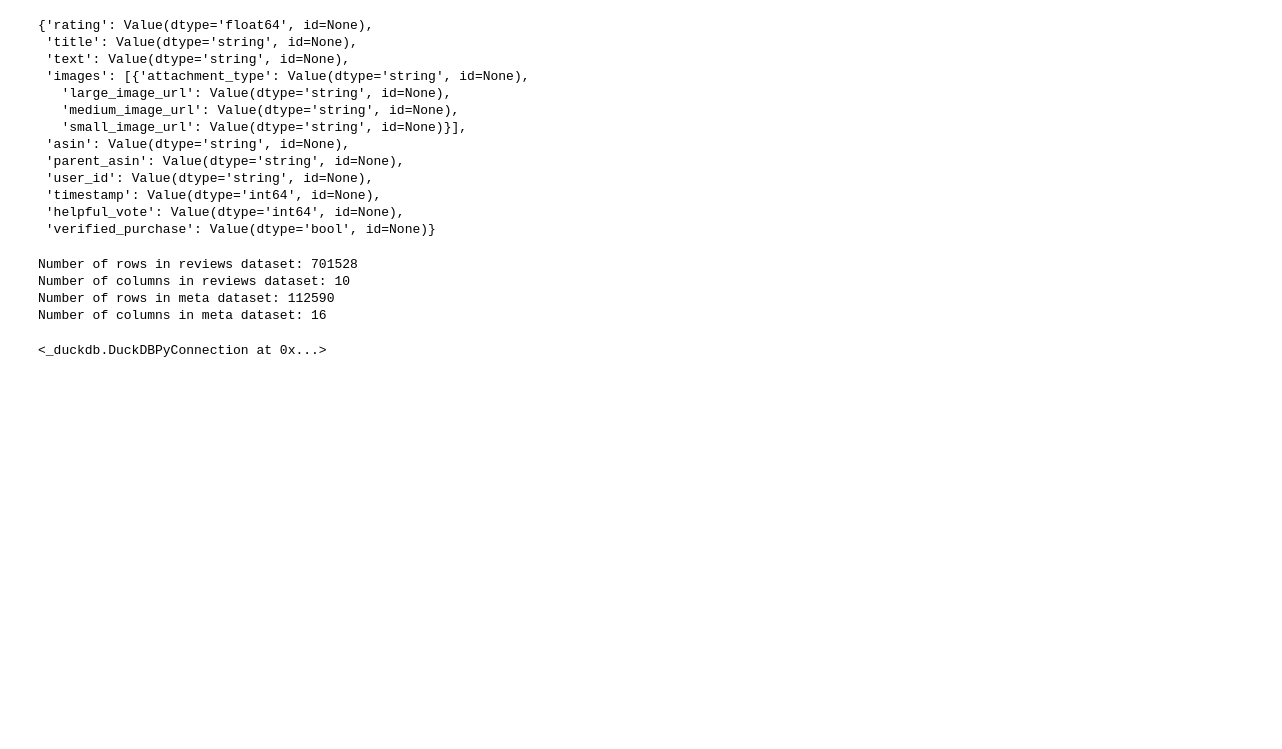
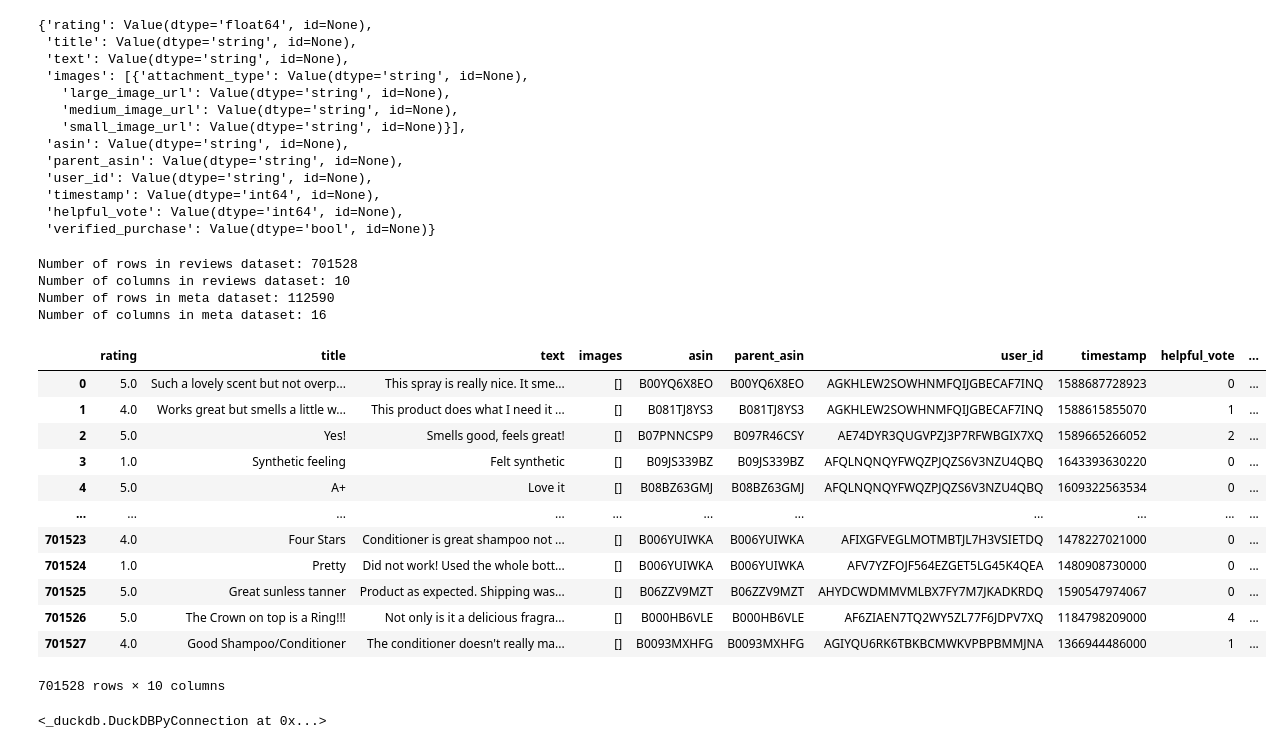
Before and after one commit to UBC-MDS/DSCI_575_project_barafat2_moham136, a Jupyter notebook: notebooks/milestone1_exploration.ipynb, the cells around one changed output. Cells and saved outputs as stored; diff of their text form; code cells hidden in the pictures; blank space fills up the shorter version.

```diff
--- a/notebooks/milestone1_exploration.ipynb
+++ b/notebooks/milestone1_exploration.ipynb
@@ -87,3 +114,6 @@ Number of rows in reviews dataset: 701528
 Number of columns in reviews dataset: 10
 Number of rows in meta dataset: 112590
 Number of columns in meta dataset: 16
+# %%
+REVIEW_PATH = Path("../data/processed/reviews.parquet")
+reviews = con.execute(f"SELECT * FROM read_parquet('{REVIEW_PATH}')").df()
@@ -90,3 +123,19 @@ Number of columns in meta dataset: 16
+# %%
+reviews
+# %% [output]
+|  | rating | title | text | images | asin | parent_asin | user_id | timestamp | helpful_vote | ... |
+| 0 | 5.0 | Such a lovely scent but not overp... | This spray is really nice. It sme... | [] | B00YQ6X8EO | B00YQ6X8EO | AGKHLEW2SOWHNMFQIJGBECAF7INQ | 1588687728923 | 0 | ... |
+| 1 | 4.0 | Works great but smells a little w... | This product does what I need it ... | [] | B081TJ8YS3 | B081TJ8YS3 | AGKHLEW2SOWHNMFQIJGBECAF7INQ | 1588615855070 | 1 | ... |
+| 2 | 5.0 | Yes! | Smells good, feels great! | [] | B07PNNCSP9 | B097R46CSY | AE74DYR3QUGVPZJ3P7RFWBGIX7XQ | 1589665266052 | 2 | ... |
+| 3 | 1.0 | Synthetic feeling | Felt synthetic | [] | B09JS339BZ | B09JS339BZ | AFQLNQNQYFWQZPJQZS6V3NZU4QBQ | 1643393630220 | 0 | ... |
+| 4 | 5.0 | A+ | Love it | [] | B08BZ63GMJ | B08BZ63GMJ | AFQLNQNQYFWQZPJQZS6V3NZU4QBQ | 1609322563534 | 0 | ... |
+| ... | ... | ... | ... | ... | ... | ... | ... | ... | ... | ... |
+| 701523 | 4.0 | Four Stars | Conditioner is great shampoo not ... | [] | B006YUIWKA | B006YUIWKA | AFIXGFVEGLMOTMBTJL7H3VSIETDQ | 1478227021000 | 0 | ... |
+| 701524 | 1.0 | Pretty | Did not work! Used the whole bott... | [] | B006YUIWKA | B006YUIWKA | AFV7YZFOJF564EZGET5LG45K4QEA | 1480908730000 | 0 | ... |
+| 701525 | 5.0 | Great sunless tanner | Product as expected. Shipping was... | [] | B06ZZV9MZT | B06ZZV9MZT | AHYDCWDMMVMLBX7FY7M7JKADKRDQ | 1590547974067 | 0 | ... |
+| 701526 | 5.0 | The Crown on top is a Ring!!! | Not only is it a delicious fragra... | [] | B000HB6VLE | B000HB6VLE | AF6ZIAEN7TQ2WY5ZL77F6JDPV7XQ | 1184798209000 | 4 | ... |
+| 701527 | 4.0 | Good Shampoo/Conditioner | The conditioner doesn't really ma... | [] | B0093MXHFG | B0093MXHFG | AGIYQU6RK6TBKBCMWKVPBPBMMJNA | 1366944486000 | 1 | ... |
+701528 rows × 10 columns
 # %%
 arrow_tbl = dataset.data.table
 
```
Also changed, not shown: parts of 4 cells of this notebook, 5 other files.
